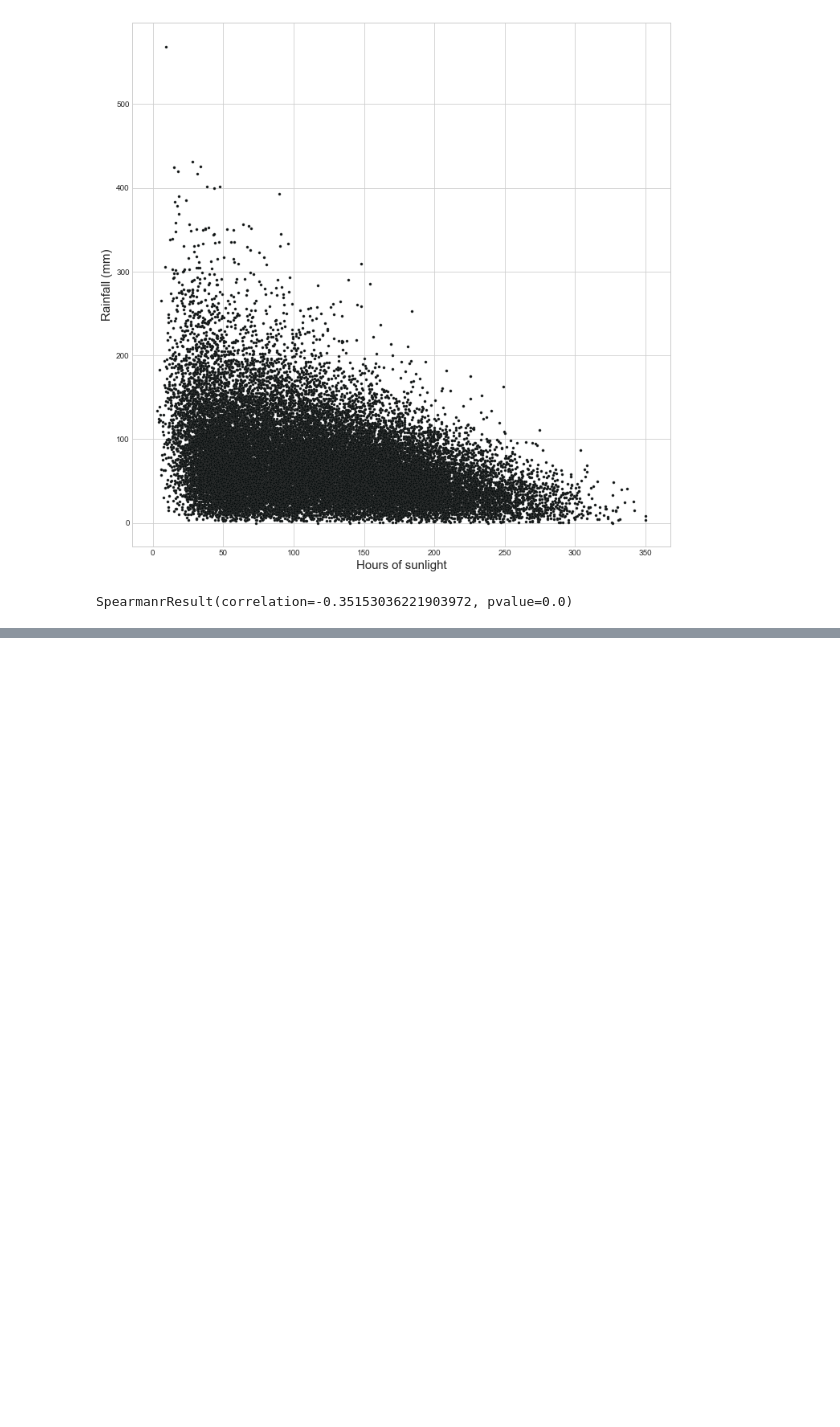
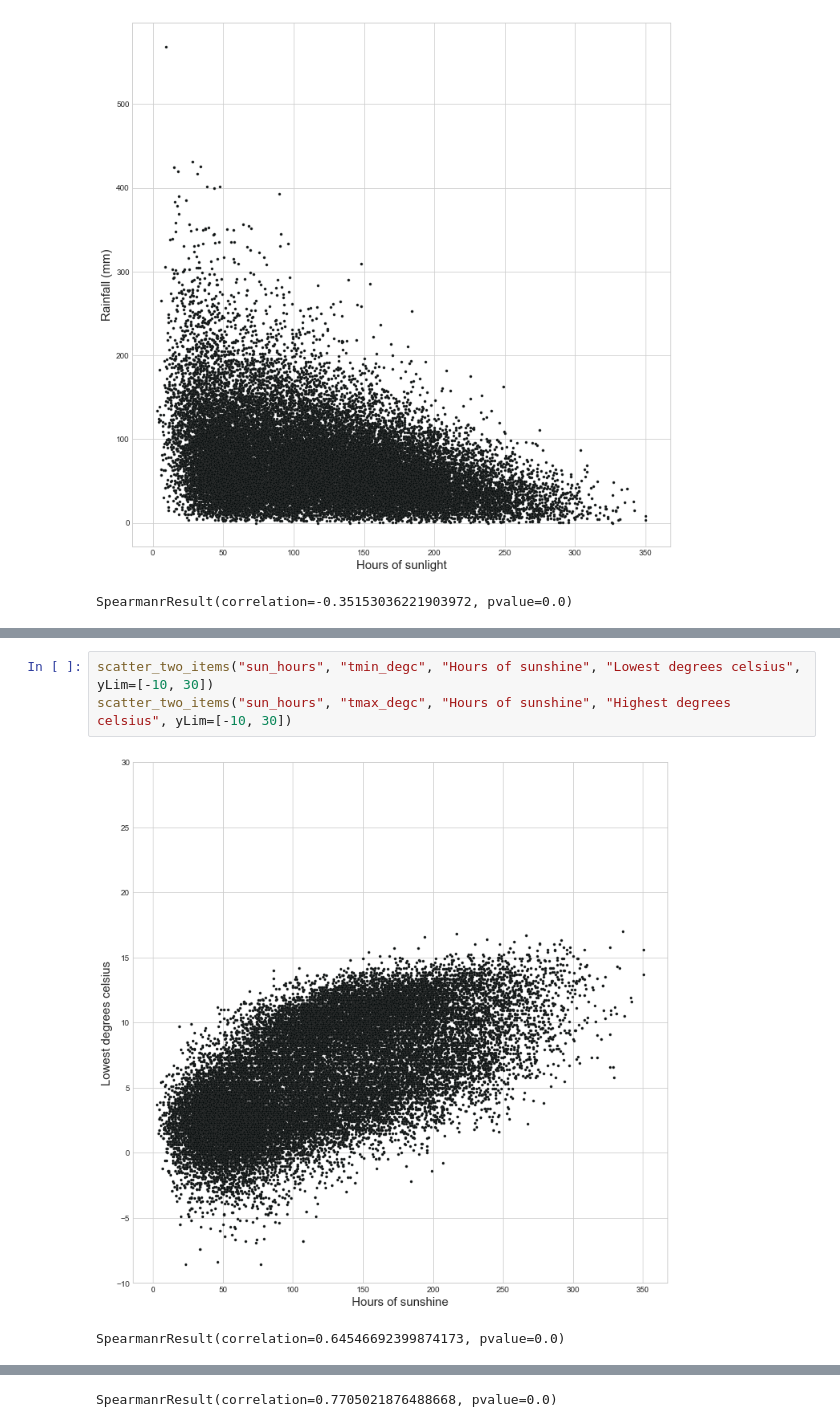
Before and after one commit to DanielJohnBenton/historic-monthly-meteorological-station-data, a Jupyter notebook: src/notes.ipynb, the cells around one changed output, grey strips where cells are left out. Cells and saved outputs as stored; diff of their text form; blank space fills up the shorter version.

```diff
--- a/src/notes.ipynb
+++ b/src/notes.ipynb
@@ -379,0 +396,6 @@ SpearmanrResult(correlation=-0.35153036221903972, pvalue=0.0)
+# %%
+scatter_two_items("sun_hours", "tmin_degc", "Hours of sunshine", "Lowest degrees celsius", yLim=[-10, 30])
+scatter_two_items("sun_hours", "tmax_degc", "Hours of sunshine", "Highest degrees celsius", yLim=[-10, 30])
+# %% [output]
+[figure, added]
+SpearmanrResult(correlation=0.64546692399874173, pvalue=0.0)
@@ -379,0 +403 @@ SpearmanrResult(correlation=-0.35153036221903972, pvalue=0.0)
+SpearmanrResult(correlation=0.7705021876488668, pvalue=0.0)
```
Also changed, not shown: parts of 3 cells of this notebook.
